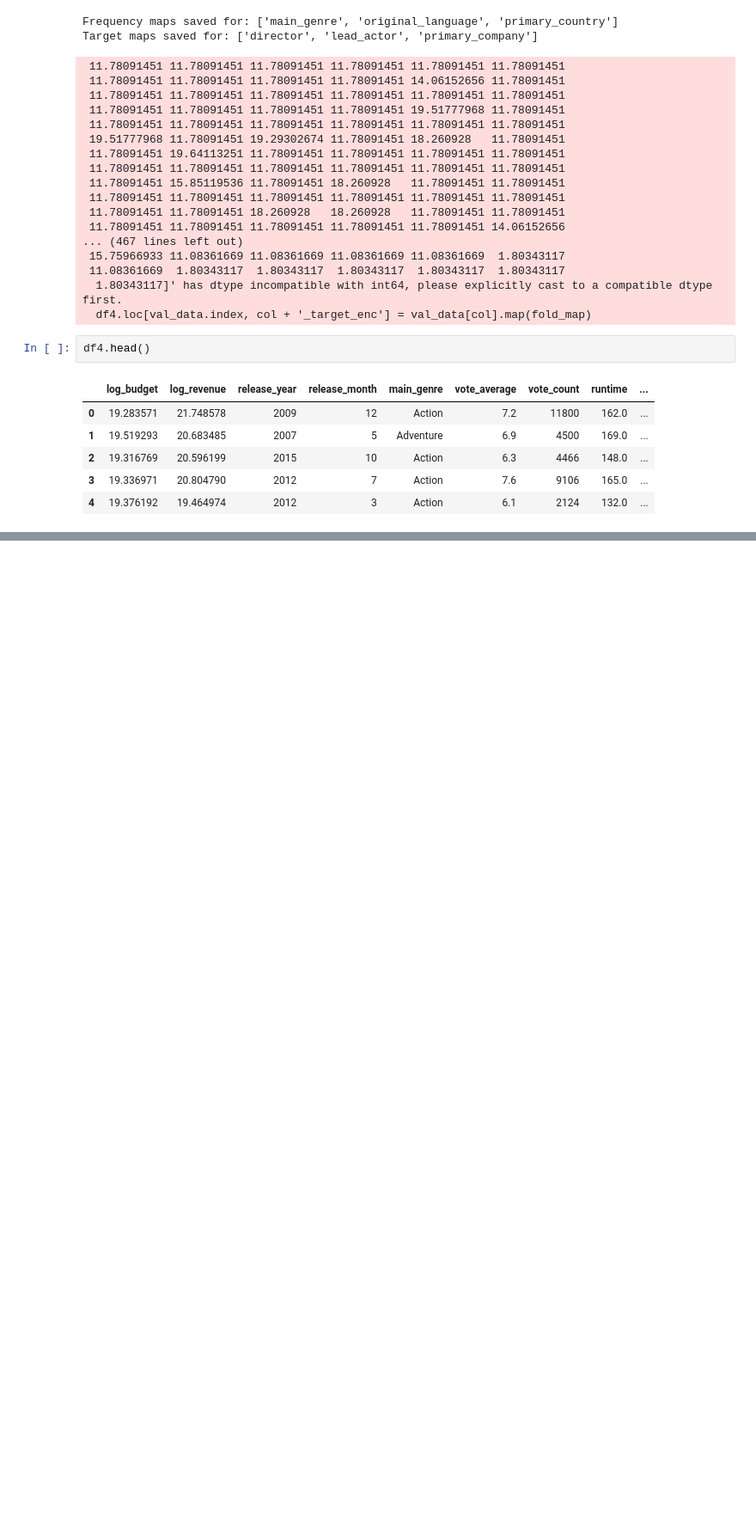
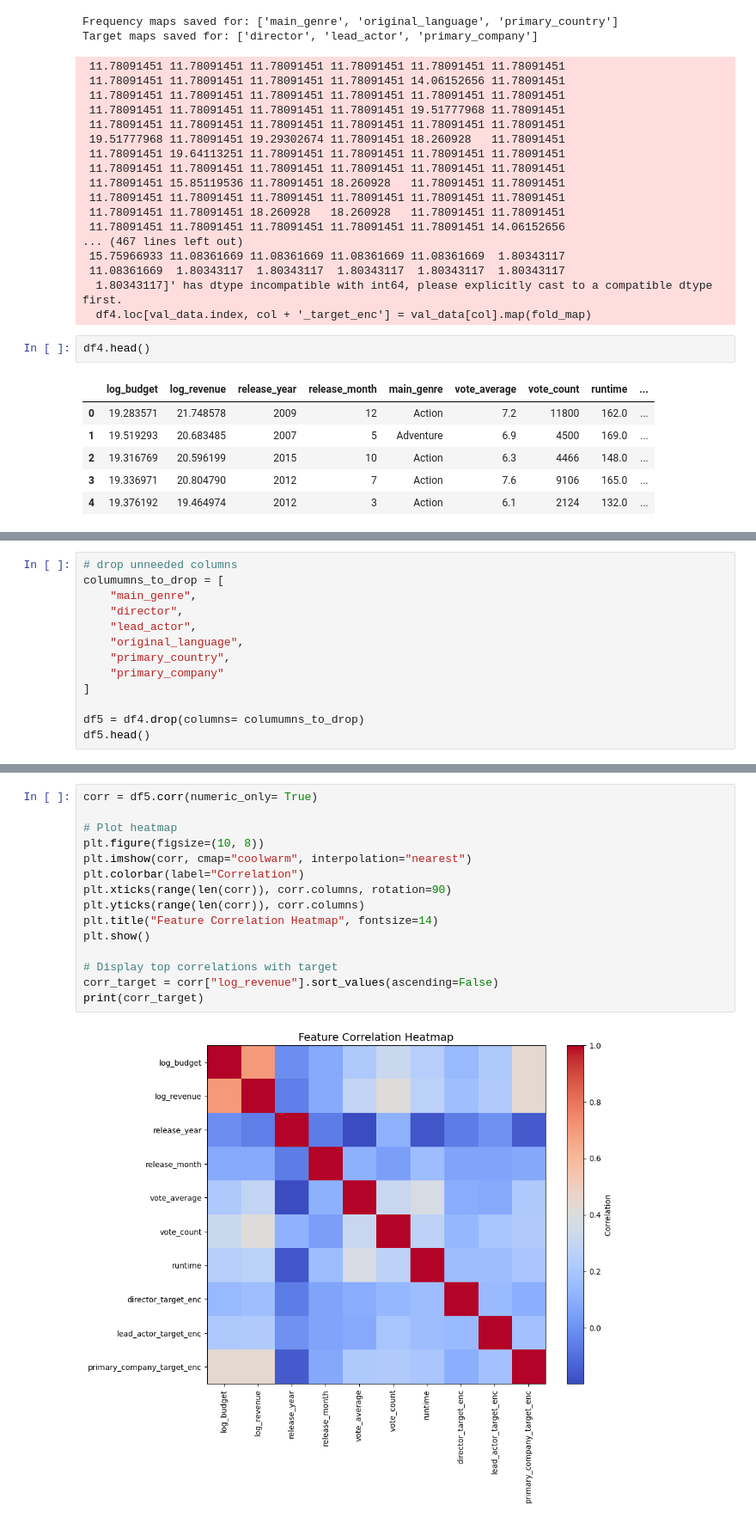
Before and after one commit to J-Kimani/DS, a Jupyter notebook: Projects/Box Office Revenue Prediction/box_office.ipynb, the cells around one changed output, grey strips where cells are left out. Shown at 86% size. Saved outputs shown, nothing was run; the diff lists cells and outputs as text; blank space fills up the shorter version.

```diff
--- a/Projects/Box Office Revenue Prediction/box_office.ipynb
+++ b/Projects/Box Office Revenue Prediction/box_office.ipynb
@@ -2118,0 +2140,13 @@ dtype: object
+# %%
+# drop unneeded columns
+columumns_to_drop = [
+    "main_genre",
+    "director",
+    "lead_actor",
+    "original_language",
+    "primary_country",
+    "primary_company"
+]
+
+df5 = df4.drop(columns= columumns_to_drop)
+df5.head()
@@ -2118,0 +2182,17 @@ dtype: object
+# %%
+corr = df5.corr(numeric_only= True)
+
+# Plot heatmap
+plt.figure(figsize=(10, 8))
+plt.imshow(corr, cmap="coolwarm", interpolation="nearest")
+plt.colorbar(label="Correlation")
+plt.xticks(range(len(corr)), corr.columns, rotation=90)
+plt.yticks(range(len(corr)), corr.columns)
+plt.title("Feature Correlation Heatmap", fontsize=14)
+plt.show()
+
+# Display top correlations with target
+corr_target = corr["log_revenue"].sort_values(ascending=False)
+print(corr_target)
+# %% [output]
+[figure, added]
```
Also changed, not shown: parts of 17 cells of this notebook, 1 other file.
